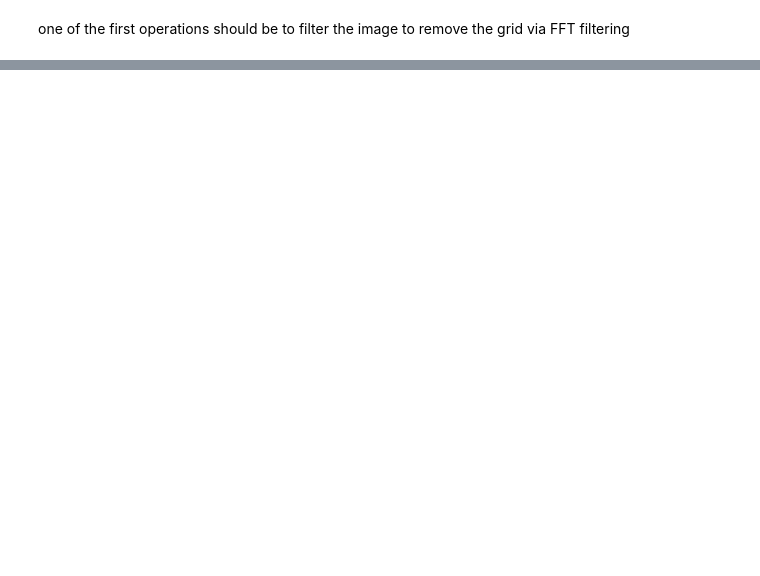
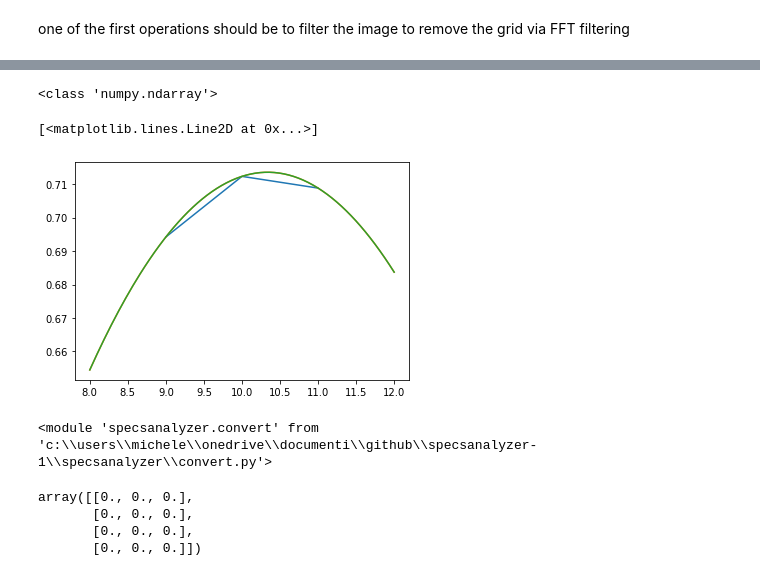
Before and after one commit to OpenCOMPES/specsanalyzer, a Jupyter notebook: tutorial/convert_file_tests.ipynb, the cells around one changed output, grey strips where cells are left out. Drawn from its saved outputs; the diff is of its cells as text; code cells hidden in the pictures; blank space fills up the shorter version.

```diff
--- a/tutorial/convert_file_tests.ipynb
+++ b/tutorial/convert_file_tests.ipynb
@@ -90,0 +72,58 @@ UnboundLocalError: local variable 'val' referenced before assignment
+# %%
+#let's make and test the  polynomial fit
+ek=10
+ep=20
+eshift=np.array([-0.05,0,0.05])
+currentdamatrix=calibrationmatrixinterp
+print(type(eshift))
+da_energy=eshift*ep+ek*np.ones(eshift.shape)
+
+def calculate_polynomial_Coef_Da(ek,ep,eshift,currentdamatrix):
+
+    #get the Das from the damatrix
+    #da1=currentdamatrix[0][:]
+    #da3=currentdamatrix[1][:]
+    #da5=currentdamatrix[2][:]
+    #da7=currentdamatrix[3][:]
+
+    #calcualte the energy values for each da, given the eshift
+    da_energy=eshift*ep+ek*np.ones(eshift.shape)
+
+    #create the polinomial coeffiecient matrix, each is a third order polinomial
+
+    dapolymatrix=np.zeros(currentdamatrix.shape)
+
+    for i in range(0,currentdamatrix.shape[0]):
+        #igor uses the fit poly 3, which should be a parabola
+        dapolymatrix[i][:]=np.polyfit(da_energy, currentdamatrix[i][:], 2).transpose()
+    return dapolymatrix
+
+dapolymatrix=calculate_polynomial_Coef_Da(ek,ep,eshift,currentdamatrix)
+# %% [output]
+<class 'numpy.ndarray'>
+# %%
+polcoef = np.polyfit(da_energy, currentdamatrix[0][:], 2)
+
+plt.plot(da_energy,currentdamatrix[0][:])
+
+energy_full=np.linspace(ek-ep*0.1,ek+ep*0.1,128)
+polval=np.polyval(polcoef,energy_full)
+polval2=np.polyval(dapolymatrix[0][:],energy_full)
+plt.plot(energy_full,polval)
+plt.plot(energy_full,polval2)
+# %% [output]
+[<matplotlib.lines.Line2D at 0x...>]
+[figure, added]
+# %%
+from specsanalyzer.convert import calculate_polynomial_coef_da
+reload(specsanalyzer.convert)
+# %% [output]
+<module 'specsanalyzer.convert' from 'c:\\users\\michele\\onedrive\\documenti\\github\\specsanalyzer-1\\specsanalyzer\\convert.py'>
+# %%
+dapolymatrix2=calculate_polynomial_coef_da(ek,ep,eshift,currentdamatrix)
+dapolymatrix-dapolymatrix2
+# %% [output]
+array([[0., 0., 0.],
+       [0., 0., 0.],
+       [0., 0., 0.],
+       [0., 0., 0.]])
```
Also changed, not shown: parts of 7 cells of this notebook, 1 other file.
